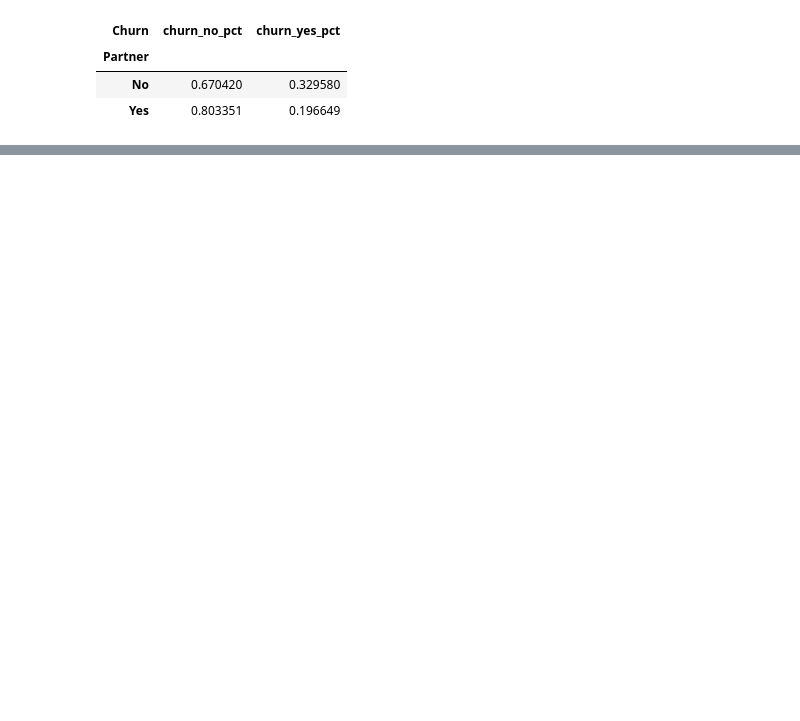
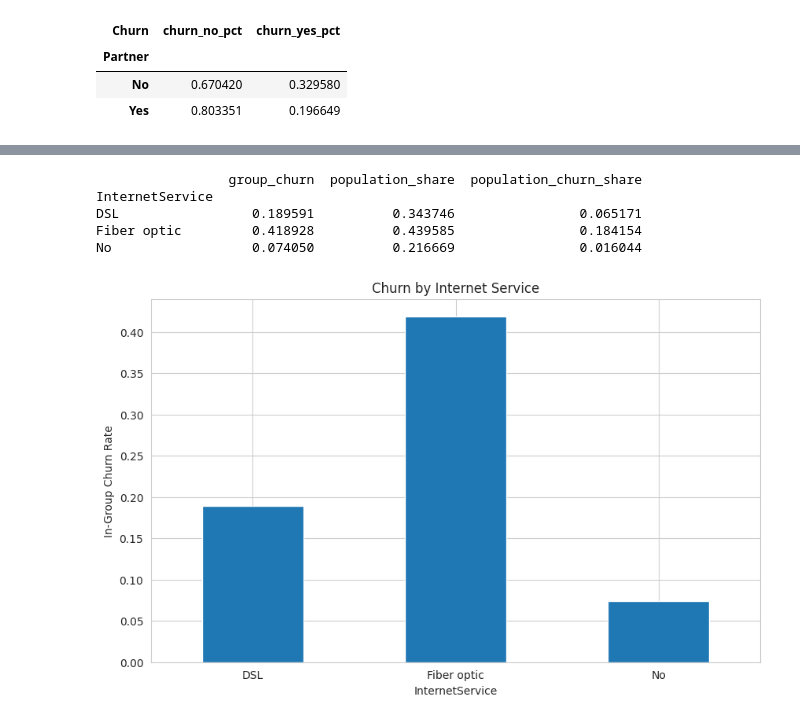
Before and after one commit to taborerickson/Customer-Churn-Prediction, a Jupyter notebook: Notebooks/customer_churn_end_to_end.ipynb, the cells around one changed output, grey strips where cells are left out. Saved outputs shown, nothing was run; the diff lists cells and outputs as text; code cells hidden in the pictures; blank space fills up the shorter version.

```diff
--- a/Notebooks/customer_churn_end_to_end.ipynb
+++ b/Notebooks/customer_churn_end_to_end.ipynb
@@ -213,0 +237,19 @@ def save_data(data: pd.DataFrame, file_name: str):
+# %%
+# Internet service and churn
+InternetService_stats = group_churn(data, 'InternetService')
+print(InternetService_stats[['group_churn','population_share','population_churn_share']])
+# Bar plot
+ax = InternetService_stats['group_churn'].plot(kind='bar')
+ax.set_ylabel('In-Group Churn Rate')
+ax.set_title('Churn by Internet Service')
+plt.xticks(rotation=0)
+# Saving figure
+plt.savefig(visuals_path / 'churn_by_internet_service.png', dpi=150, bbox_inches='tight')
+plt.show()
+# %% [output]
+                 group_churn  population_share  population_churn_share
+InternetService
+DSL                 0.189591          0.343746                0.065171
+Fiber optic         0.418928          0.439585                0.184154
+No                  0.074050          0.216669                0.016044
+[figure, added]
```
Also changed, not shown: parts of 22 cells of this notebook, 16 other files.
